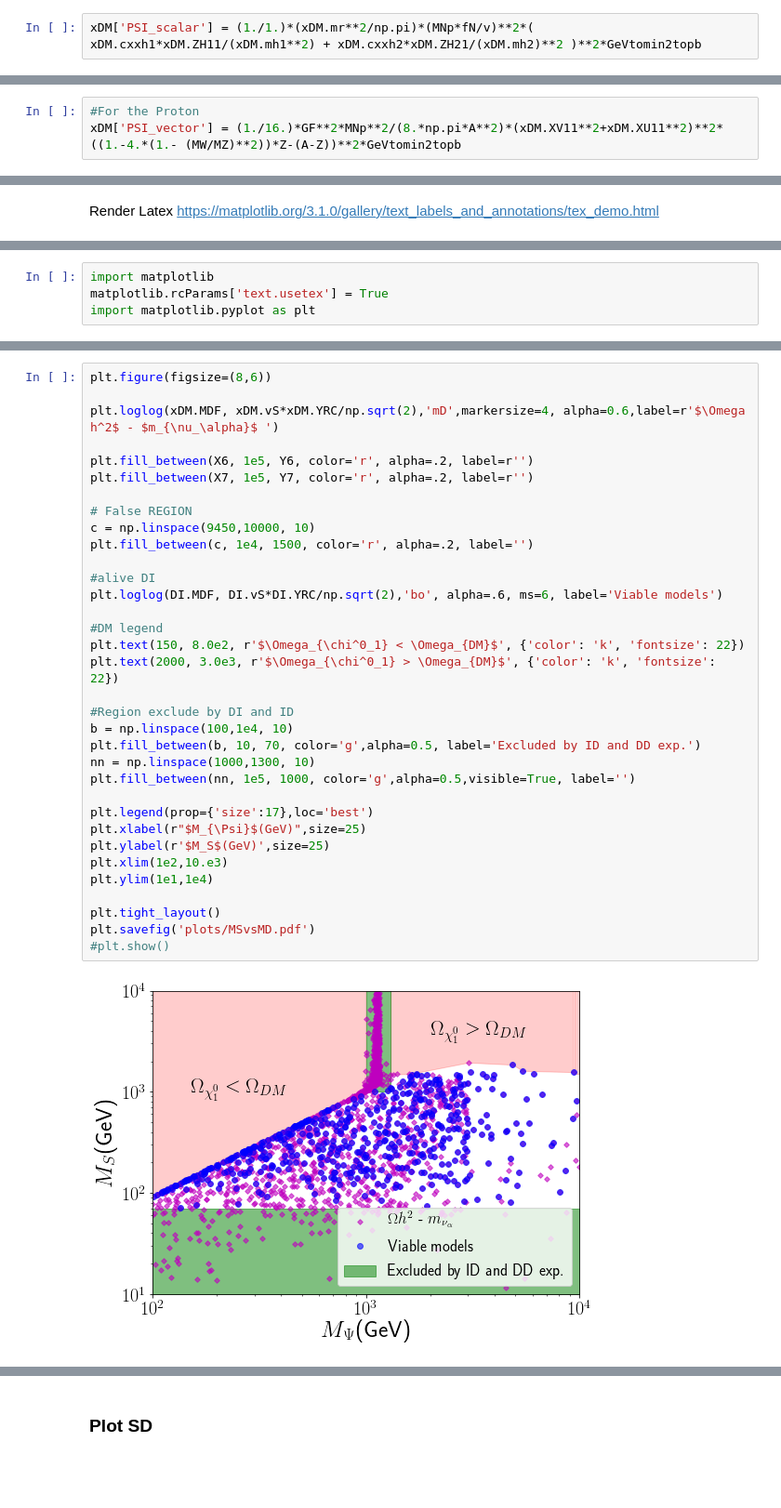
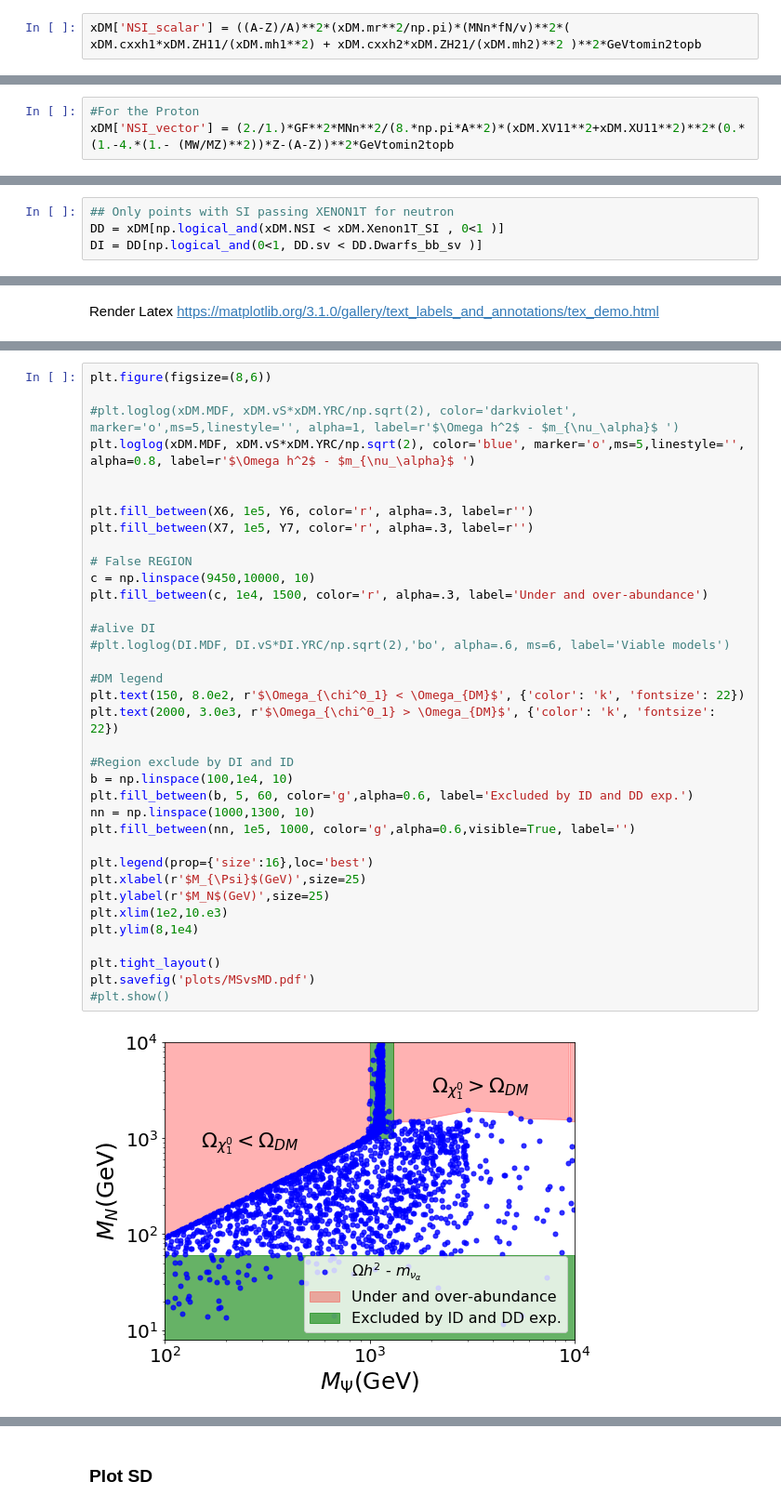
Before and after one commit to anferivera/SDdiracDM, a Jupyter notebook: run-model-general-scan.ipynb, the cells around one changed output, grey strips where cells are left out. Shown at 93% size. Cells and saved outputs as stored; diff of their text form; blank space fills up the shorter version.

```diff
--- a/run-model-general-scan.ipynb
+++ b/run-model-general-scan.ipynb
@@ -355,5 +364,5 @@ xDM['mr'] = MNp*xDM.mChi1/(MNp+xDM.mChi1)
 # %%
-xDM['PSI_scalar'] = (1./1.)*(xDM.mr**2/np.pi)*(MNp*fN/v)**2*( xDM.cxxh1*xDM.ZH11/(xDM.mh1**2) + xDM.cxxh2*xDM.ZH21/(xDM.mh2)**2 )**2*GeVtomin2topb
+xDM['NSI_scalar'] = ((A-Z)/A)**2*(xDM.mr**2/np.pi)*(MNn*fN/v)**2*( xDM.cxxh1*xDM.ZH11/(xDM.mh1**2) + xDM.cxxh2*xDM.ZH21/(xDM.mh2)**2 )**2*GeVtomin2topb
 # %%
 plt.figure(figsize=(8,6))
 
@@ -423,3 +442,3 @@ gp      = ce/np.cos(Theta_W)
 # %%
 #For the Proton
-xDM['PSI_vector'] = (1./16.)*GF**2*MNp**2/(8.*np.pi*A**2)*(xDM.XV11**2+xDM.XU11**2)**2*((1.-4.*(1.- (MW/MZ)**2))*Z-(A-Z))**2*GeVtomin2topb
+xDM['NSI_vector'] = (2./1.)*GF**2*MNn**2/(8.*np.pi*A**2)*(xDM.XV11**2+xDM.XU11**2)**2*(0.*(1.-4.*(1.- (MW/MZ)**2))*Z-(A-Z))**2*GeVtomin2topb
@@ -597,3 +635,7 @@ DI = DD[np.logical_and(DD.sv < DD.Dwarfs_bb_sv , 0. < 1.)]
+# %%
+## Only points with SI passing XENON1T for neutron
+DD = xDM[np.logical_and(xDM.NSI < xDM.Xenon1T_SI , 0<1 )]
+DI = DD[np.logical_and(0<1, DD.sv < DD.Dwarfs_bb_sv )]
 # %%
 DI.shape[0]
 # %% [output]
@@ -1208,4 +1288,0 @@ plt.rcParams.update({'font.size': 20})
-# %%
-import matplotlib
-matplotlib.rcParams['text.usetex'] = True
-import matplotlib.pyplot as plt
@@ -1212,39 +1293,41 @@ import matplotlib.pyplot as plt
 # %%
 plt.figure(figsize=(8,6))
 
-plt.loglog(xDM.MDF, xDM.vS*xDM.YRC/np.sqrt(2),'mD',markersize=4, alpha=0.6,label=r'$\Omega h^2$ - $m_{\nu_\alpha}$ ')
+#plt.loglog(xDM.MDF, xDM.vS*xDM.YRC/np.sqrt(2), color='darkviolet', marker='o',ms=5,linestyle='', alpha=1, label=r'$\Omega h^2$ - $m_{\nu_\alpha}$ ')
+plt.loglog(xDM.MDF, xDM.vS*xDM.YRC/np.sqrt(2), color='blue', marker='o',ms=5,linestyle='', alpha=0.8, label=r'$\Omega h^2$ - $m_{\nu_\alpha}$ ')
 
-plt.fill_between(X6, 1e5, Y6, color='r', alpha=.2, label=r'')
-plt.fill_between(X7, 1e5, Y7, color='r', alpha=.2, label=r'')
+
+plt.fill_between(X6, 1e5, Y6, color='r', alpha=.3, label=r'')
+plt.fill_between(X7, 1e5, Y7, color='r', alpha=.3, label=r'')
 
 # False REGION
 c = np.linspace(9450,10000, 10)
-plt.fill_between(c, 1e4, 1500, color='r', alpha=.2, label='')
+plt.fill_between(c, 1e4, 1500, color='r', alpha=.3, label='Under and over-abundance')
 
 #alive DI
-plt.loglog(DI.MDF, DI.vS*DI.YRC/np.sqrt(2),'bo', alpha=.6, ms=6, label='Viable models')
+#plt.loglog(DI.MDF, DI.vS*DI.YRC/np.sqrt(2),'bo', alpha=.6, ms=6, label='Viable models')
 
 #DM legend
 plt.text(150, 8.0e2, r'$\Omega_{\chi^0_1} < \Omega_{DM}$', {'color': 'k', 'fontsize': 22})
 plt.text(2000, 3.0e3, r'$\Omega_{\chi^0_1} > \Omega_{DM}$', {'color': 'k', 'fontsize': 22})
 
 #Region exclude by DI and ID
 b = np.linspace(100,1e4, 10)
-plt.fill_between(b, 10, 70, color='g',alpha=0.5, label='Excluded by ID and DD exp.')
+plt.fill_between(b, 5, 60, color='g',alpha=0.6, label='Excluded by ID and DD exp.')
 nn = np.linspace(1000,1300, 10)
-plt.fill_between(nn, 1e5, 1000, color='g',alpha=0.5,visible=True, label='')
+plt.fill_between(nn, 1e5, 1000, color='g',alpha=0.6,visible=True, label='')
 
-plt.legend(prop={'size':17},loc='best')
-plt.xlabel(r"$M_{\Psi}$(GeV)",size=25)
-plt.ylabel(r'$M_S$(GeV)',size=25)
+plt.legend(prop={'size':16},loc='best')
+plt.xlabel(r'$M_{\Psi}$(GeV)',size=25)
+plt.ylabel(r'$M_N$(GeV)',size=25)
 plt.xlim(1e2,10.e3)
-plt.ylim(1e1,1e4)
+plt.ylim(8,1e4)
 
 plt.tight_layout()
 plt.savefig('plots/MSvsMD.pdf')
 #plt.show()
 # %% [output]
-[figure, old version]
+[figure, new version]
 # %%
 plt.figure(figsize=(8,6))
 
```
Also changed, not shown: parts of 51 cells of this notebook, 5 other files.
